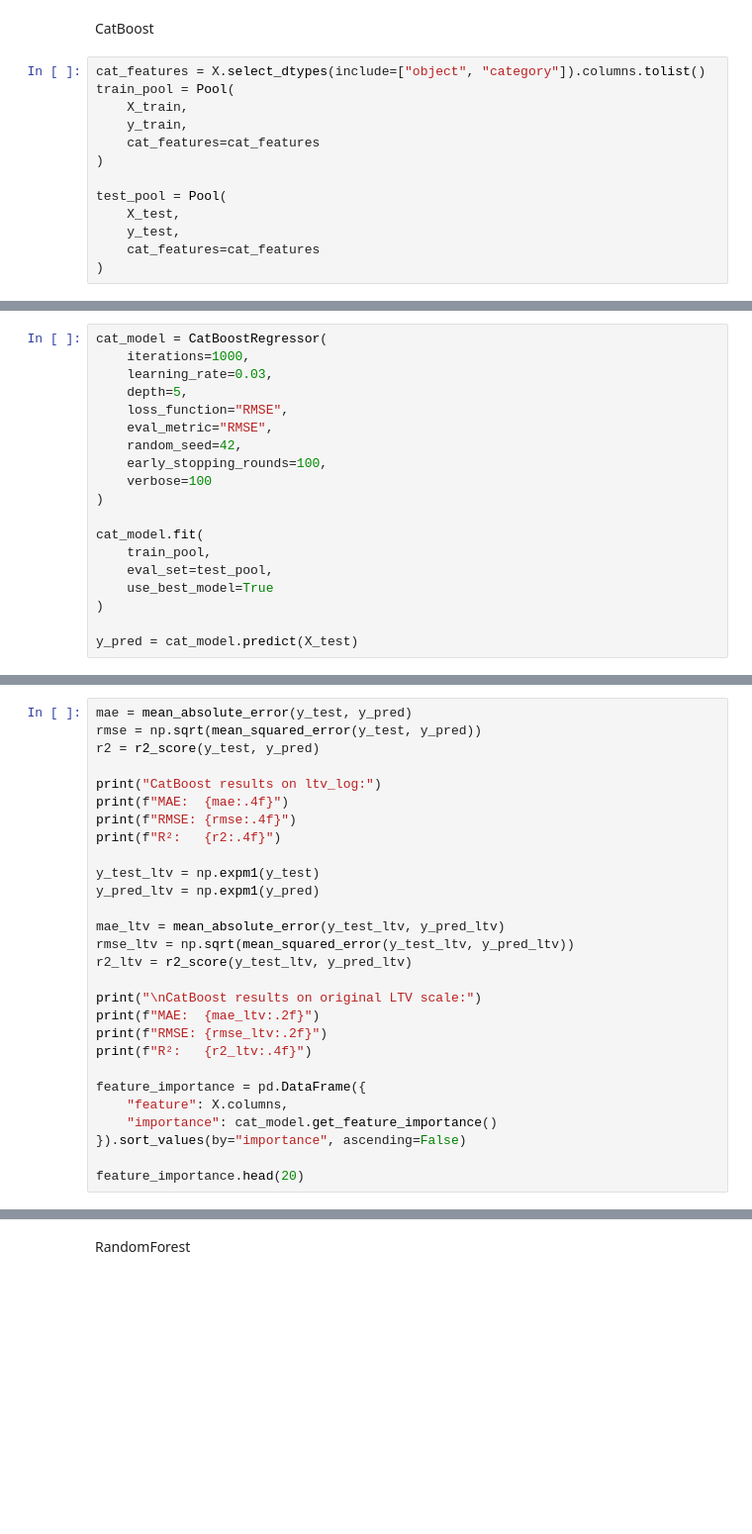
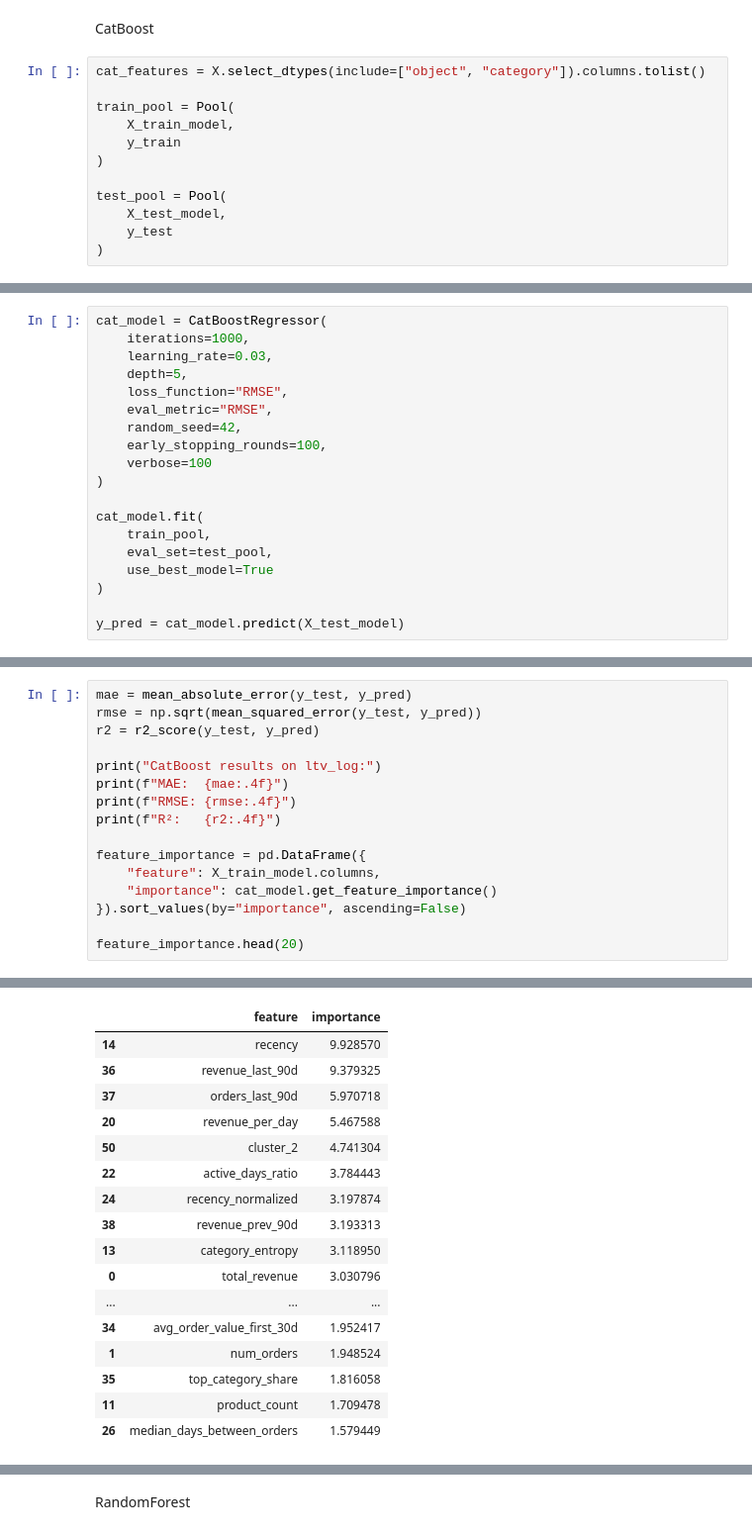
Before and after one commit to arlinrus/vkr, a Jupyter notebook: diplom.ipynb, the cells around one changed output, grey strips where cells are left out. Shown at 99% size. Saved outputs shown, nothing was run; the diff lists cells and outputs as text; blank space fills up the shorter version.

```diff
--- a/diplom.ipynb
+++ b/diplom.ipynb
@@ -1248,14 +1248,13 @@ from xgboost import XGBRegressor
 CatBoost
 # %%
 cat_features = X.select_dtypes(include=["object", "category"]).columns.tolist()
+
 train_pool = Pool(
-    X_train,
-    y_train,
-    cat_features=cat_features
+    X_train_model,
+    y_train
 )
 
 test_pool = Pool(
-    X_test,
-    y_test,
-    cat_features=cat_features
+    X_test_model,
+    y_test
 )
@@ -1279,4 +1276,4 @@ cat_model.fit(
     use_best_model=True
 )
 
-y_pred = cat_model.predict(X_test)
+y_pred = cat_model.predict(X_test_model)
@@ -1290,21 +1300,10 @@ print(f"MAE:  {mae:.4f}")
 print(f"RMSE: {rmse:.4f}")
 print(f"R²:   {r2:.4f}")
 
-y_test_ltv = np.expm1(y_test)
-y_pred_ltv = np.expm1(y_pred)
-
-mae_ltv = mean_absolute_error(y_test_ltv, y_pred_ltv)
-rmse_ltv = np.sqrt(mean_squared_error(y_test_ltv, y_pred_ltv))
-r2_ltv = r2_score(y_test_ltv, y_pred_ltv)
-
-print("\nCatBoost results on original LTV scale:")
-print(f"MAE:  {mae_ltv:.2f}")
-print(f"RMSE: {rmse_ltv:.2f}")
-print(f"R²:   {r2_ltv:.4f}")
-
 feature_importance = pd.DataFrame({
-    "feature": X.columns,
+    "feature": X_train_model.columns,
     "importance": cat_model.get_feature_importance()
 }).sort_values(by="importance", ascending=False)
 
 feature_importance.head(20)
+# %% [output]
@@ -1310,0 +1314,17 @@ feature_importance.head(20)
+|  | feature | importance |
+| 14 | recency | 9.928570 |
+| 36 | revenue_last_90d | 9.379325 |
+| 37 | orders_last_90d | 5.970718 |
+| 20 | revenue_per_day | 5.467588 |
+| 50 | cluster_2 | 4.741304 |
+| 22 | active_days_ratio | 3.784443 |
+| 24 | recency_normalized | 3.197874 |
+| 38 | revenue_prev_90d | 3.193313 |
+| 13 | category_entropy | 3.118950 |
+| 0 | total_revenue | 3.030796 |
+| ... | ... | ... |
+| 34 | avg_order_value_first_30d | 1.952417 |
+| 1 | num_orders | 1.948524 |
+| 35 | top_category_share | 1.816058 |
+| 11 | product_count | 1.709478 |
+| 26 | median_days_between_orders | 1.579449 |
```
Also changed, not shown: parts of 13 cells of this notebook.
